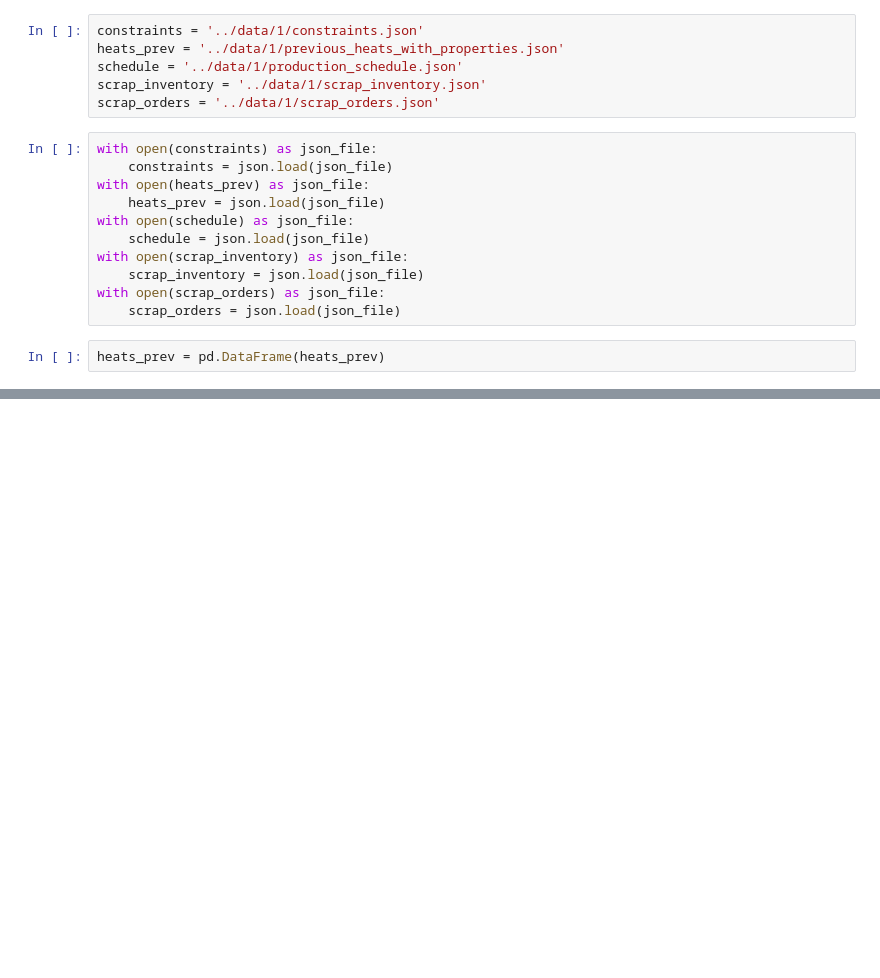
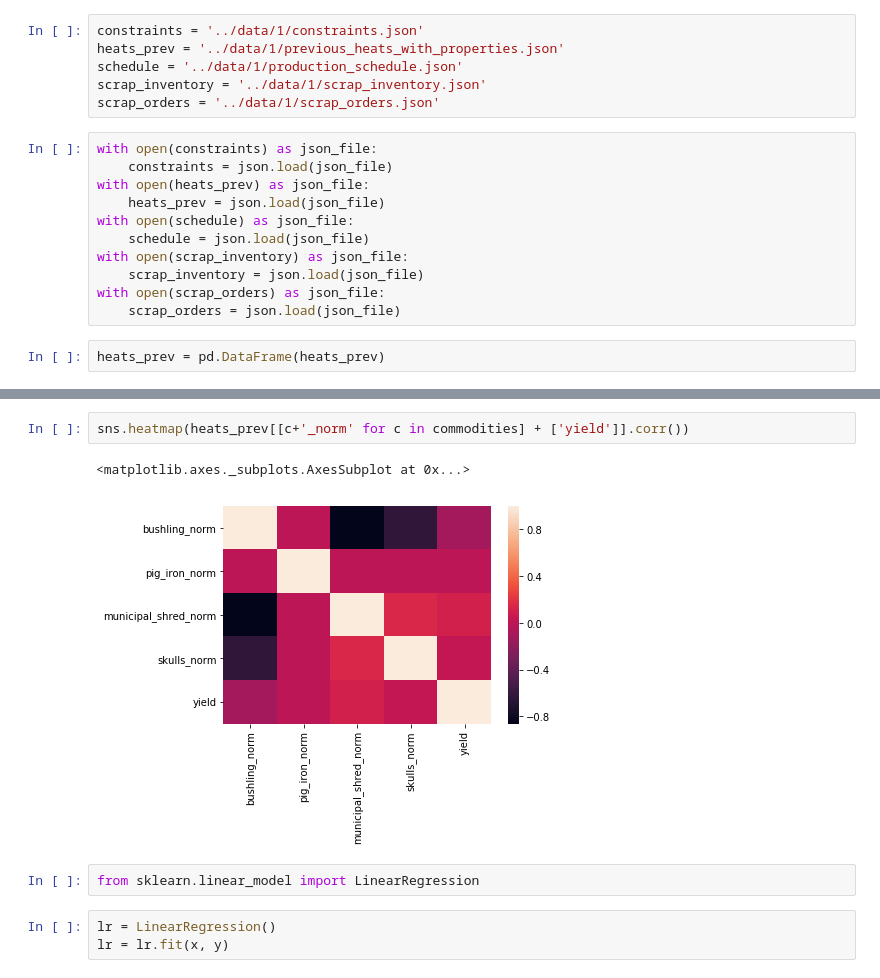
Before and after one commit to nishantd/metallics-optimization, a Jupyter notebook: notebooks/yield_estimation_EDA.ipynb, the cells around one changed output, grey strips where cells are left out. Cells and saved outputs as stored; diff of their text form; blank space fills up the shorter version.

```diff
--- a/notebooks/yield_estimation_EDA.ipynb
+++ b/notebooks/yield_estimation_EDA.ipynb
@@ -44,0 +58,10 @@ array([{'bushling': 300, 'pig_iron': 200, 'municipal_shred': 350, 'skulls': 200}
+# %%
+sns.heatmap(heats_prev[[c+'_norm' for c in commodities] + ['yield']].corr())
+# %% [output]
+<matplotlib.axes._subplots.AxesSubplot at 0x...>
+[figure, added]
+# %%
+from sklearn.linear_model import LinearRegression
+# %%
+lr = LinearRegression()
+lr = lr.fit(x, y)
```
Also changed, not shown: parts of 11 cells of this notebook, 1 other file.
